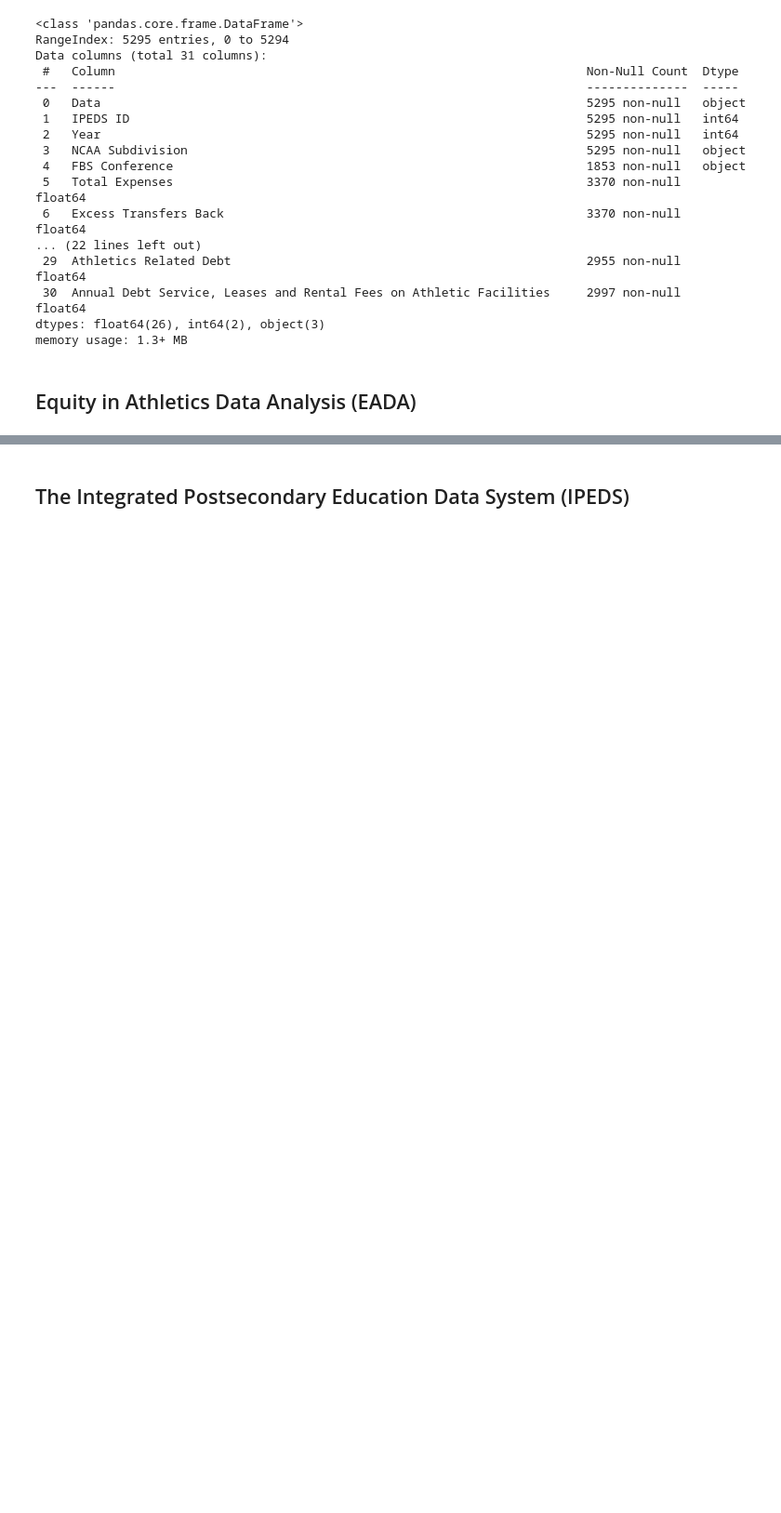
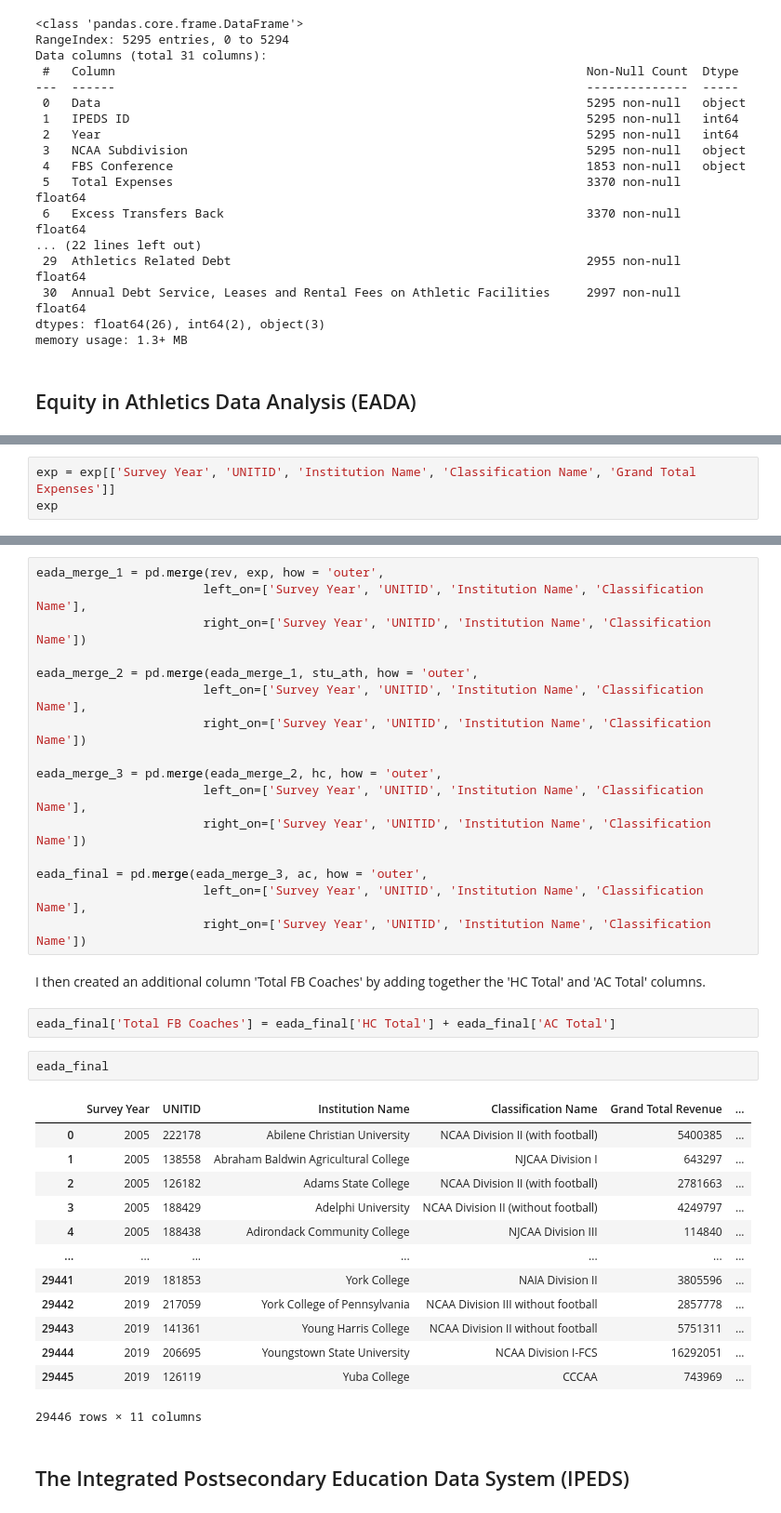
Before and after one commit to Shoemaker703/college_retention, a Jupyter notebook: Reproducibility/Data Collection.ipynb, the cells around one changed output, grey strips where cells are left out. Shown at 93% size. Saved outputs shown, nothing was run; the diff lists cells and outputs as text; blank space fills up the shorter version.

```diff
--- a/Reproducibility/Data Collection.ipynb
+++ b/Reproducibility/Data Collection.ipynb
@@ -49,0 +258,3 @@ memory usage: 1.3+ MB
+# %%
+exp = exp[['Survey Year', 'UNITID', 'Institution Name', 'Classification Name', 'Grand Total Expenses']]
+exp
@@ -50,2 +278,38 @@ memory usage: 1.3+ MB
+# %%
+eada_merge_1 = pd.merge(rev, exp, how = 'outer',
+                       left_on=['Survey Year', 'UNITID', 'Institution Name', 'Classification Name'],
+                       right_on=['Survey Year', 'UNITID', 'Institution Name', 'Classification Name'])
+
+eada_merge_2 = pd.merge(eada_merge_1, stu_ath, how = 'outer',
+                       left_on=['Survey Year', 'UNITID', 'Institution Name', 'Classification Name'],
+                       right_on=['Survey Year', 'UNITID', 'Institution Name', 'Classification Name'])
+
+eada_merge_3 = pd.merge(eada_merge_2, hc, how = 'outer',
+                       left_on=['Survey Year', 'UNITID', 'Institution Name', 'Classification Name'],
+                       right_on=['Survey Year', 'UNITID', 'Institution Name', 'Classification Name'])
+
+eada_final = pd.merge(eada_merge_3, ac, how = 'outer',
+                       left_on=['Survey Year', 'UNITID', 'Institution Name', 'Classification Name'],
+                       right_on=['Survey Year', 'UNITID', 'Institution Name', 'Classification Name'])
+# %% [markdown]
+I then created an additional column 'Total FB Coaches' by adding together the 'HC Total' and 'AC Total' columns.
+# %%
+eada_final['Total FB Coaches'] = eada_final['HC Total'] + eada_final['AC Total']
+# %%
+eada_final
+# %% [output]
+|  | Survey Year | UNITID | Institution Name | Classification Name | Grand Total Revenue | ... |
+| 0 | 2005 | 222178 | Abilene Christian University | NCAA Division II (with football) | 5400385 | ... |
+| 1 | 2005 | 138558 | Abraham Baldwin Agricultural College | NJCAA Division I | 643297 | ... |
+| 2 | 2005 | 126182 | Adams State College | NCAA Division II (with football) | 2781663 | ... |
+| 3 | 2005 | 188429 | Adelphi University | NCAA Division II (without football) | 4249797 | ... |
+| 4 | 2005 | 188438 | Adirondack Community College | NJCAA Division III | 114840 | ... |
+| ... | ... | ... | ... | ... | ... | ... |
+| 29441 | 2019 | 181853 | York College | NAIA Division II | 3805596 | ... |
+| 29442 | 2019 | 217059 | York College of Pennsylvania | NCAA Division III without football | 2857778 | ... |
+| 29443 | 2019 | 141361 | Young Harris College | NCAA Division II without football | 5751311 | ... |
+| 29444 | 2019 | 206695 | Youngstown State University | NCAA Division I-FCS | 16292051 | ... |
+| 29445 | 2019 | 126119 | Yuba College | CCCAA | 743969 | ... |
+29446 rows × 11 columns
 # %% [markdown]
 ## The Integrated Postsecondary Education Data System (IPEDS)
```
Also changed, not shown: parts of 33 cells of this notebook, 5 other files.
